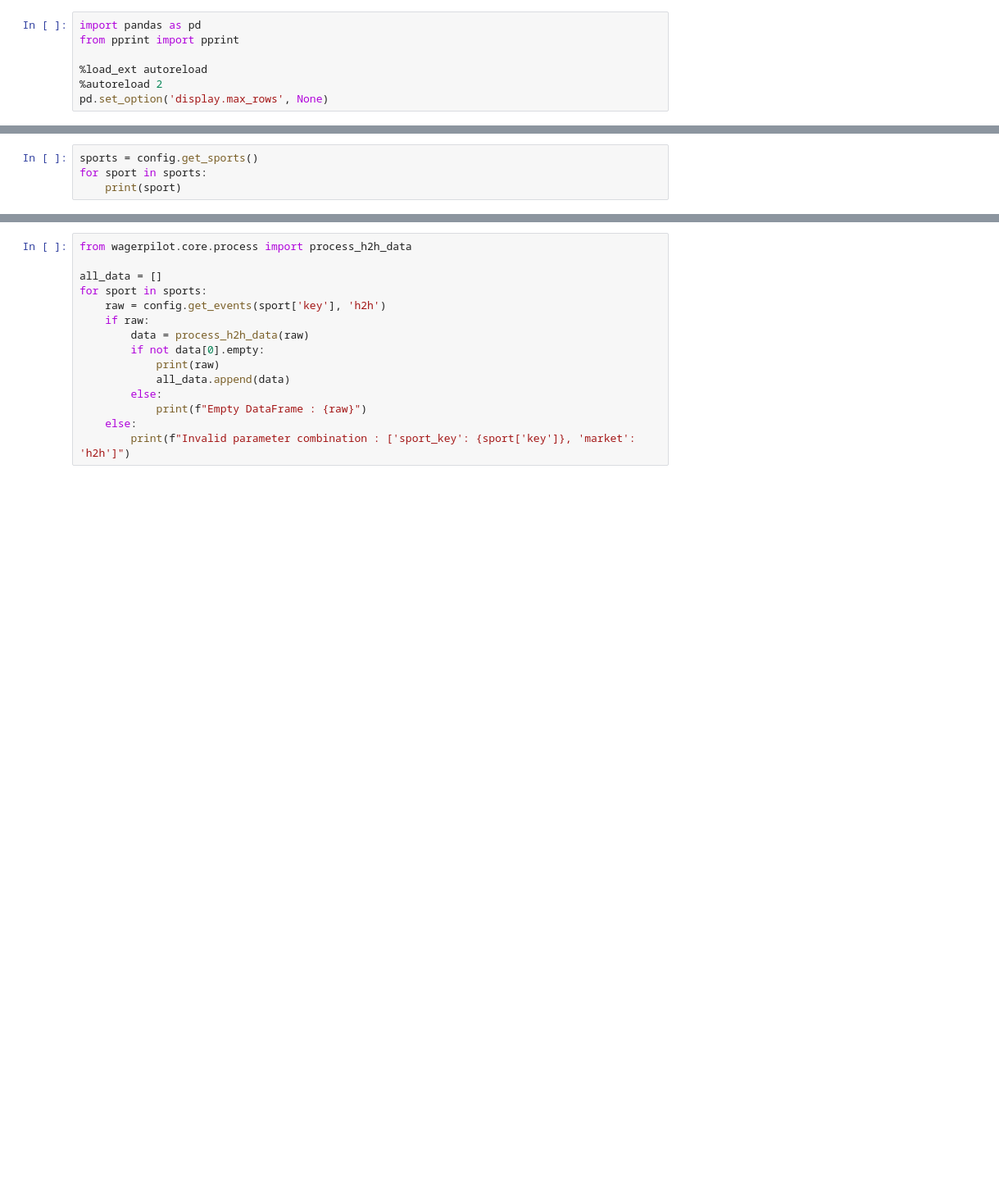
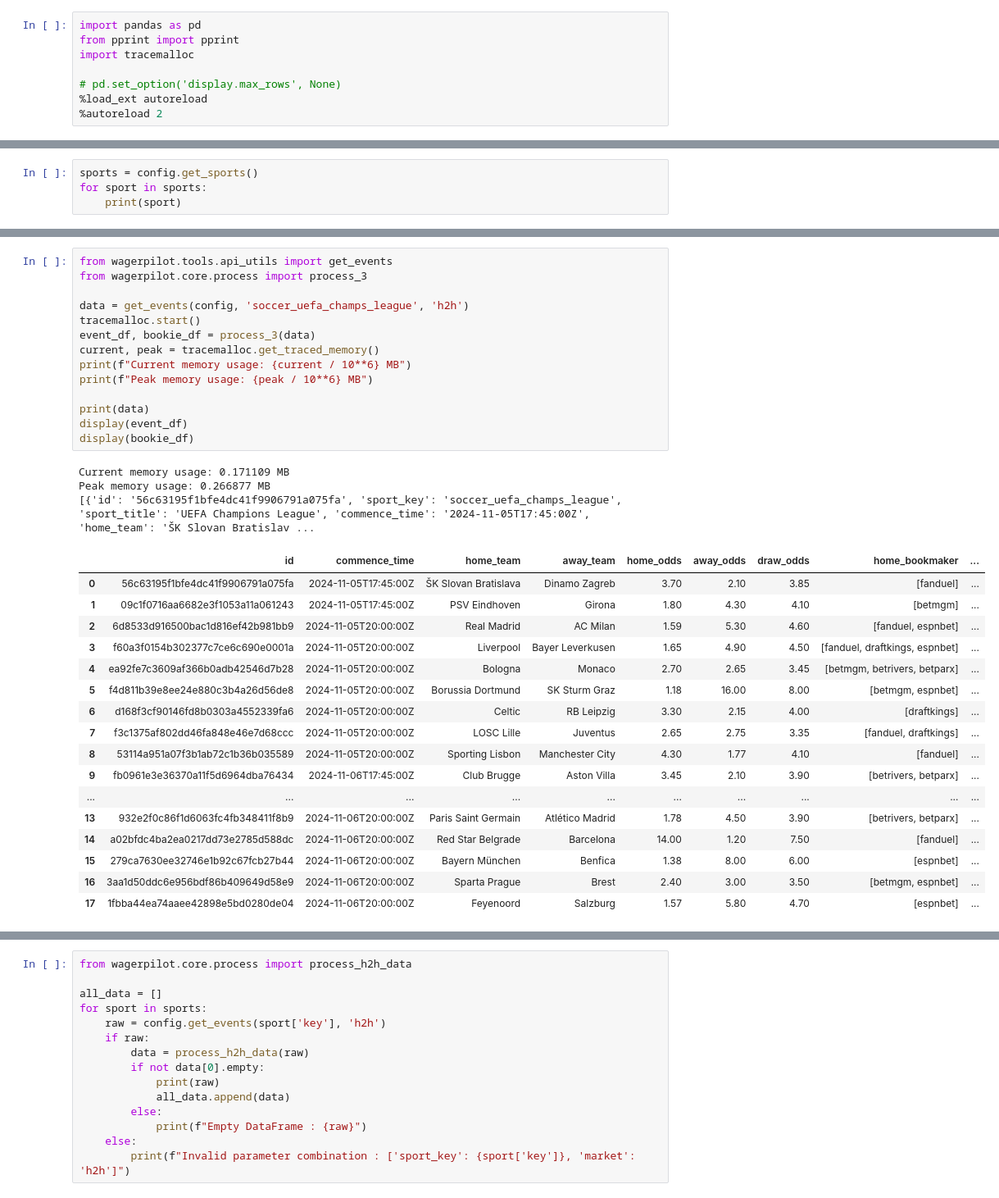
Before and after one commit to brandonliau/WagerPilot, a Jupyter notebook: test.ipynb, the cells around one changed output, grey strips where cells are left out. Shown: that part at 82% size. Cells and saved outputs as stored; diff of their text form; blank space fills up the shorter version.

```diff
--- a/test.ipynb
+++ b/test.ipynb
@@ -1,10 +1,11 @@
 # %%
 import pandas as pd
 from pprint import pprint
+import tracemalloc
 
+# pd.set_option('display.max_rows', None)
 %load_ext autoreload
 %autoreload 2
-pd.set_option('display.max_rows', None)
 # %%
 from wagerpilot.tools.config_utils import Config
 
@@ -18,0 +45,35 @@ for sport in sports:
+# %%
+from wagerpilot.tools.api_utils import get_events
+from wagerpilot.core.process import process_3
+
+data = get_events(config, 'soccer_uefa_champs_league', 'h2h')
+tracemalloc.start()
+event_df, bookie_df = process_3(data)
+current, peak = tracemalloc.get_traced_memory()
+print(f"Current memory usage: {current / 10**6} MB")
+print(f"Peak memory usage: {peak / 10**6} MB")
+
+print(data)
+display(event_df)
+display(bookie_df)
+# %% [output]
+Current memory usage: 0.171109 MB
+Peak memory usage: 0.266877 MB
+[{'id': '56c63195f1bfe4dc41f9906791a075fa', 'sport_key': 'soccer_uefa_champs_league', 'sport_title': 'UEFA Champions League', 'commence_time': '2024-11-05T17:45:00Z', 'home_team': 'ŠK Slovan Bratislav ...
+|  | id | commence_time | home_team | away_team | home_odds | away_odds | draw_odds | home_bookmaker | ... |
+| 0 | 56c63195f1bfe4dc41f9906791a075fa | 2024-11-05T17:45:00Z | ŠK Slovan Bratislava | Dinamo Zagreb | 3.70 | 2.10 | 3.85 | [fanduel] | ... |
+| 1 | 09c1f0716aa6682e3f1053a11a061243 | 2024-11-05T17:45:00Z | PSV Eindhoven | Girona | 1.80 | 4.30 | 4.10 | [betmgm] | ... |
+| 2 | 6d8533d916500bac1d816ef42b981bb9 | 2024-11-05T20:00:00Z | Real Madrid | AC Milan | 1.59 | 5.30 | 4.60 | [fanduel, espnbet] | ... |
+| 3 | f60a3f0154b302377c7ce6c690e0001a | 2024-11-05T20:00:00Z | Liverpool | Bayer Leverkusen | 1.65 | 4.90 | 4.50 | [fanduel, draftkings, espnbet] | ... |
+| 4 | ea92fe7c3609af366b0adb42546d7b28 | 2024-11-05T20:00:00Z | Bologna | Monaco | 2.70 | 2.65 | 3.45 | [betmgm, betrivers, betparx] | ... |
+| 5 | f4d811b39e8ee24e880c3b4a26d56de8 | 2024-11-05T20:00:00Z | Borussia Dortmund | SK Sturm Graz | 1.18 | 16.00 | 8.00 | [betmgm, espnbet] | ... |
+| 6 | d168f3cf90146fd8b0303a4552339fa6 | 2024-11-05T20:00:00Z | Celtic | RB Leipzig | 3.30 | 2.15 | 4.00 | [draftkings] | ... |
+| 7 | f3c1375af802dd46fa848e46e7d68ccc | 2024-11-05T20:00:00Z | LOSC Lille | Juventus | 2.65 | 2.75 | 3.35 | [fanduel, draftkings] | ... |
+| 8 | 53114a951a07f3b1ab72c1b36b035589 | 2024-11-05T20:00:00Z | Sporting Lisbon | Manchester City | 4.30 | 1.77 | 4.10 | [fanduel] | ... |
+| 9 | fb0961e3e36370a11f5d6964dba76434 | 2024-11-06T17:45:00Z | Club Brugge | Aston Villa | 3.45 | 2.10 | 3.90 | [betrivers, betparx] | ... |
+| ... | ... | ... | ... | ... | ... | ... | ... | ... | ... |
+| 13 | 932e2f0c86f1d6063fc4fb348411f8b9 | 2024-11-06T20:00:00Z | Paris Saint Germain | Atlético Madrid | 1.78 | 4.50 | 3.90 | [betrivers, betparx] | ... |
+| 14 | a02bfdc4ba2ea0217dd73e2785d588dc | 2024-11-06T20:00:00Z | Red Star Belgrade | Barcelona | 14.00 | 1.20 | 7.50 | [fanduel] | ... |
+| 15 | 279ca7630ee32746e1b92c67fcb27b44 | 2024-11-06T20:00:00Z | Bayern München | Benfica | 1.38 | 8.00 | 6.00 | [espnbet] | ... |
+| 16 | 3aa1d50ddc6e956bdf86b409649d58e9 | 2024-11-06T20:00:00Z | Sparta Prague | Brest | 2.40 | 3.00 | 3.50 | [betmgm, espnbet] | ... |
+| 17 | 1fbba44ea74aaee42898e5bd0280de04 | 2024-11-06T20:00:00Z | Feyenoord | Salzburg | 1.57 | 5.80 | 4.70 | [espnbet] | ... |
```
Also changed, not shown: parts of 4 cells of this notebook, 3 other files.
